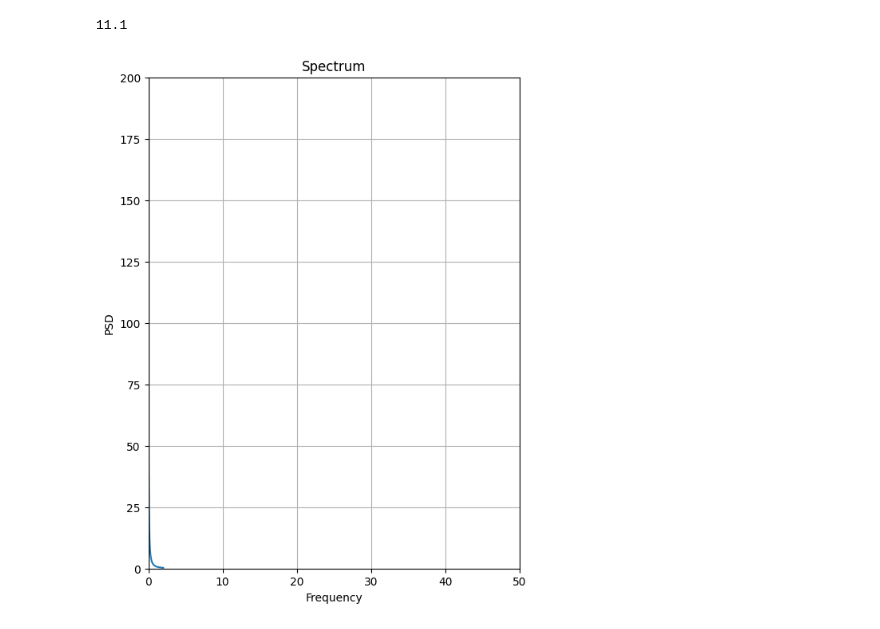
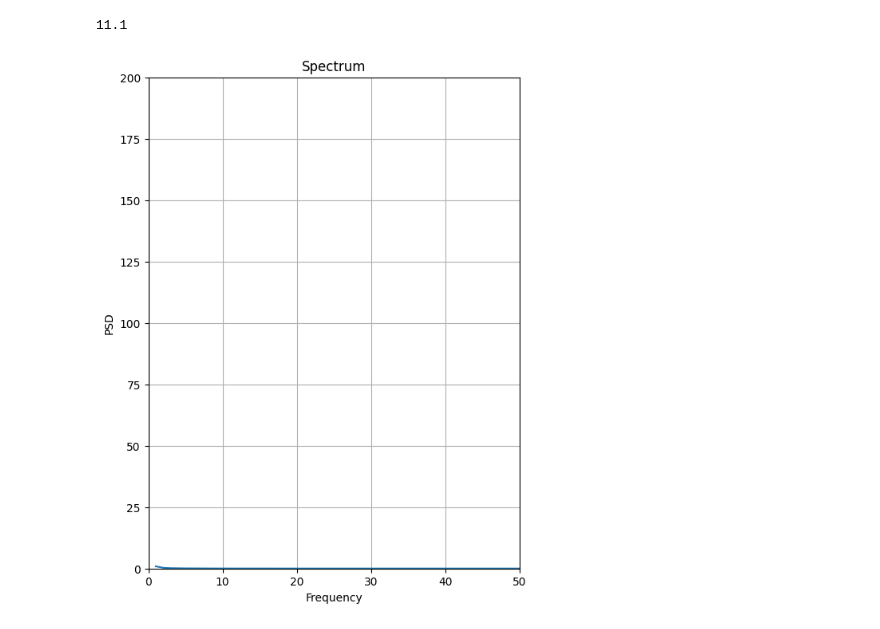
Before and after one commit to anneapen/wind_engg, a Jupyter notebook: wind_engg_calcs.ipynb, the cells around one changed output. Saved outputs shown, nothing was run; the diff lists cells and outputs as text; code cells hidden in the pictures.

```diff
--- a/wind_engg_calcs.ipynb
+++ b/wind_engg_calcs.ipynb
@@ -374,13 +374,13 @@ def spectrum(frequency,
 
     # return Su
 # %%
-frequency = np.linspace(0.01, 2, 200)
+frequency = np.linspace(1, 200, 200)
 
 spectrum(
     frequency=frequency,
     mean_wind_speed=20,
     std_dev=3,
     length_scale=50
 )
 # %% [output]
-[figure, old version]
+[figure, new version]
```
